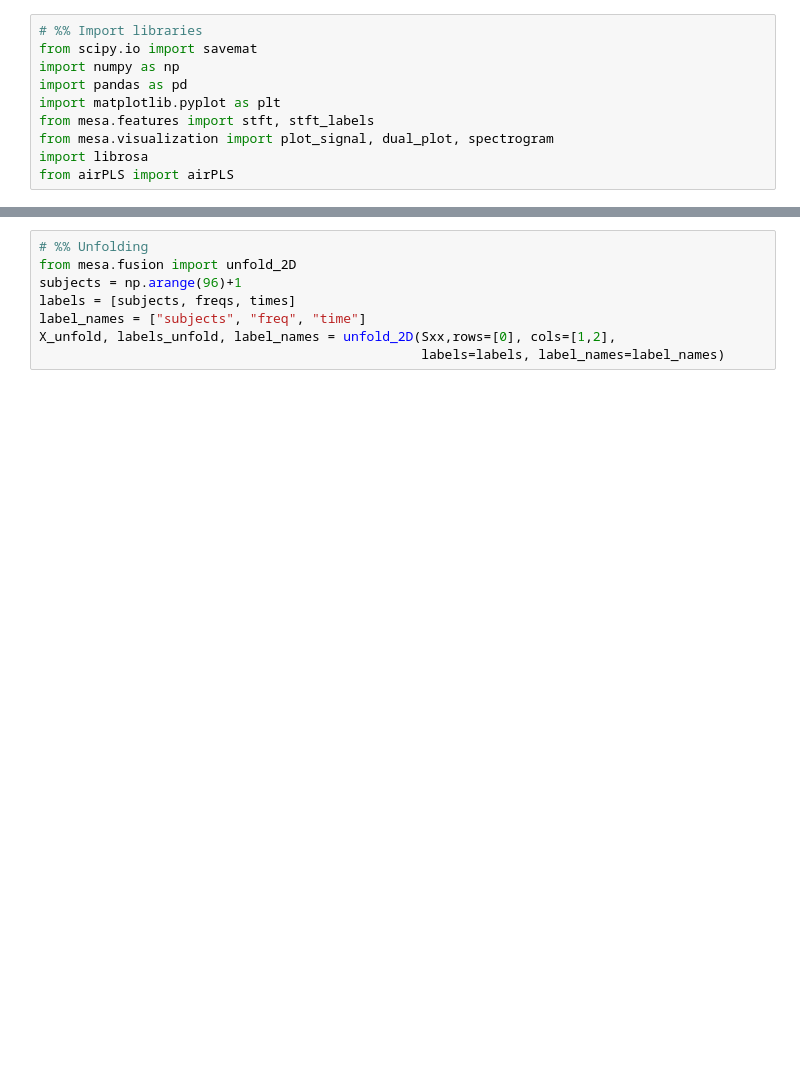
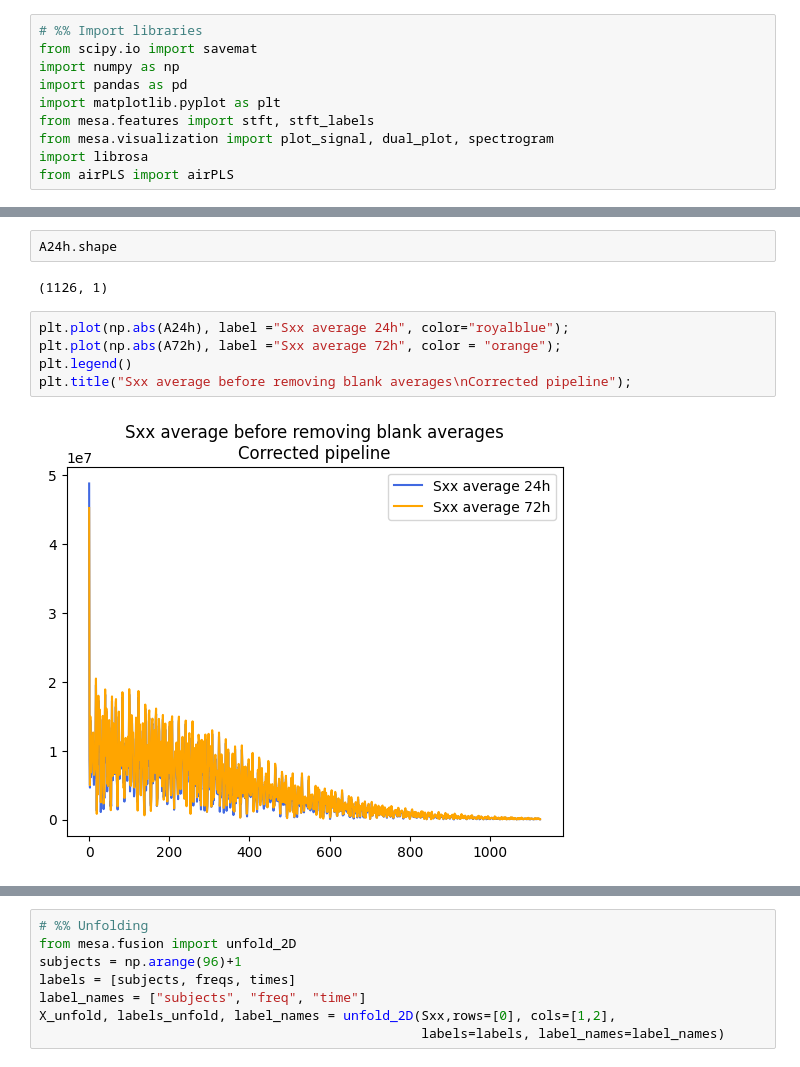
Before and after one commit to JesusGarSan/MESA, a Jupyter notebook: external/examples/GC-FID/GC-FID.ipynb, the cells around one changed output, grey strips where cells are left out. Cells and saved outputs as stored; diff of their text form; blank space fills up the shorter version.

```diff
--- a/external/examples/GC-FID/GC-FID.ipynb
+++ b/external/examples/GC-FID/GC-FID.ipynb
@@ -67,0 +134,11 @@ Nº of frequencies after  masking the filter: 3376
+# %%
+A24h.shape
+# %% [output]
+(1126, 1)
+# %%
+plt.plot(np.abs(A24h), label ="Sxx average 24h", color="royalblue");
+plt.plot(np.abs(A72h), label ="Sxx average 72h", color = "orange");
+plt.legend()
+plt.title("Sxx average before removing blank averages\nCorrected pipeline");
+# %% [output]
+[figure, added]
```
Also changed, not shown: parts of 16 cells of this notebook, 58 other files.
